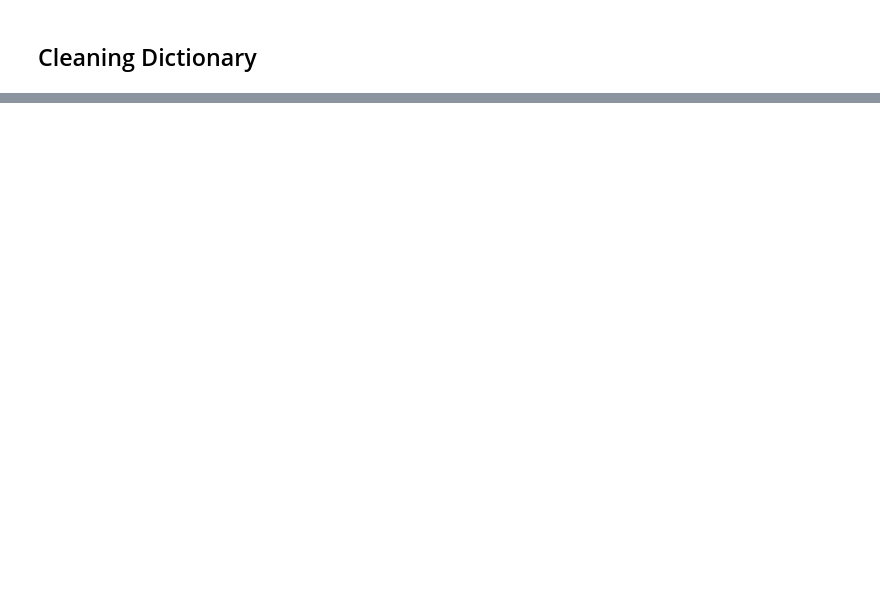
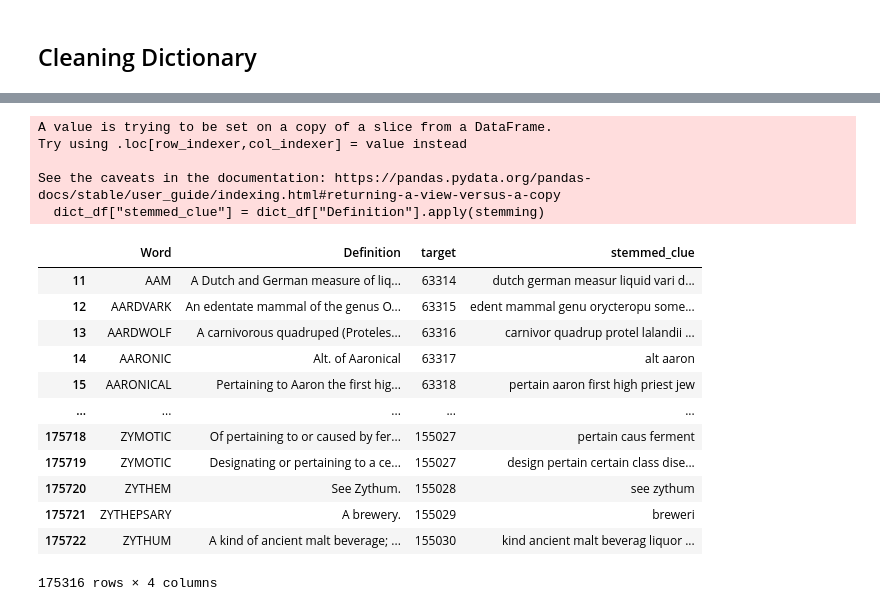
Before and after one commit to VincentZhao12/nyt-crossed, a Jupyter notebook: cross/training.ipynb, the cells around one changed output, grey strips where cells are left out. Drawn from its saved outputs; the diff is of its cells as text; code cells hidden in the pictures; blank space fills up the shorter version.

Commit message:
91%
Signed-off-by: Vincent Zhao <59675522+VincentZhao12@users.noreply.github.com>

```diff
--- a/cross/training.ipynb
+++ b/cross/training.ipynb
@@ -146,0 +303,23 @@ ValueError: "len" is not a supported function
+# %%
+dict_df["stemmed_clue"] = dict_df["Definition"].apply(stemming)
+
+dict_df
+# %% [output]
+A value is trying to be set on a copy of a slice from a DataFrame.
+Try using .loc[row_indexer,col_indexer] = value instead
+
+See the caveats in the documentation: https://pandas.pydata.org/pandas-docs/stable/user_guide/indexing.html#returning-a-view-versus-a-copy
+  dict_df["stemmed_clue"] = dict_df["Definition"].apply(stemming)
+|  | Word | Definition | target | stemmed_clue |
+| 11 | AAM | A Dutch and German measure of liq... | 63314 | dutch german measur liquid vari d... |
+| 12 | AARDVARK | An edentate mammal of the genus O... | 63315 | edent mammal genu orycteropu some... |
+| 13 | AARDWOLF | A carnivorous quadruped (Proteles... | 63316 | carnivor quadrup protel lalandii ... |
+| 14 | AARONIC | Alt. of Aaronical | 63317 | alt aaron |
+| 15 | AARONICAL | Pertaining to Aaron the first hig... | 63318 | pertain aaron first high priest jew |
+| ... | ... | ... | ... | ... |
+| 175718 | ZYMOTIC | Of pertaining to or caused by fer... | 155027 | pertain caus ferment |
+| 175719 | ZYMOTIC | Designating or pertaining to a ce... | 155027 | design pertain certain class dise... |
+| 175720 | ZYTHEM | See Zythum. | 155028 | see zythum |
+| 175721 | ZYTHEPSARY | A brewery. | 155029 | breweri |
+| 175722 | ZYTHUM | A kind of ancient malt beverage; ... | 155030 | kind ancient malt beverag liquor ... |
+175316 rows × 4 columns
```
Also changed, not shown: parts of 16 cells of this notebook, 3 other files.
